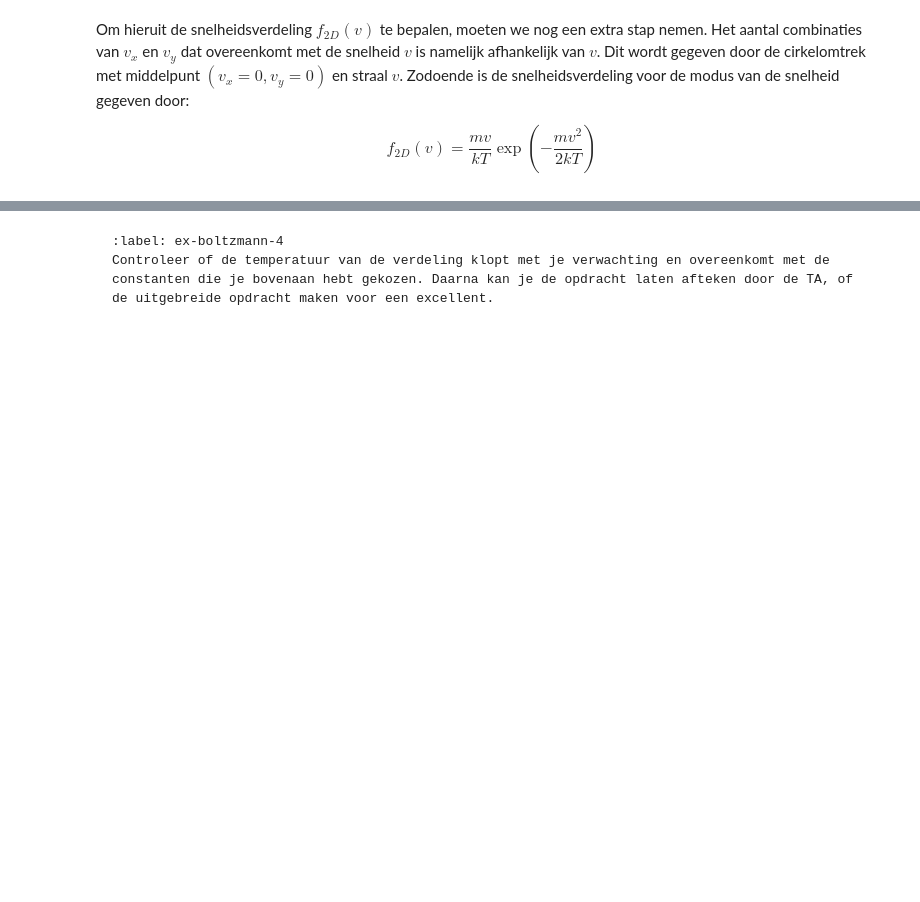
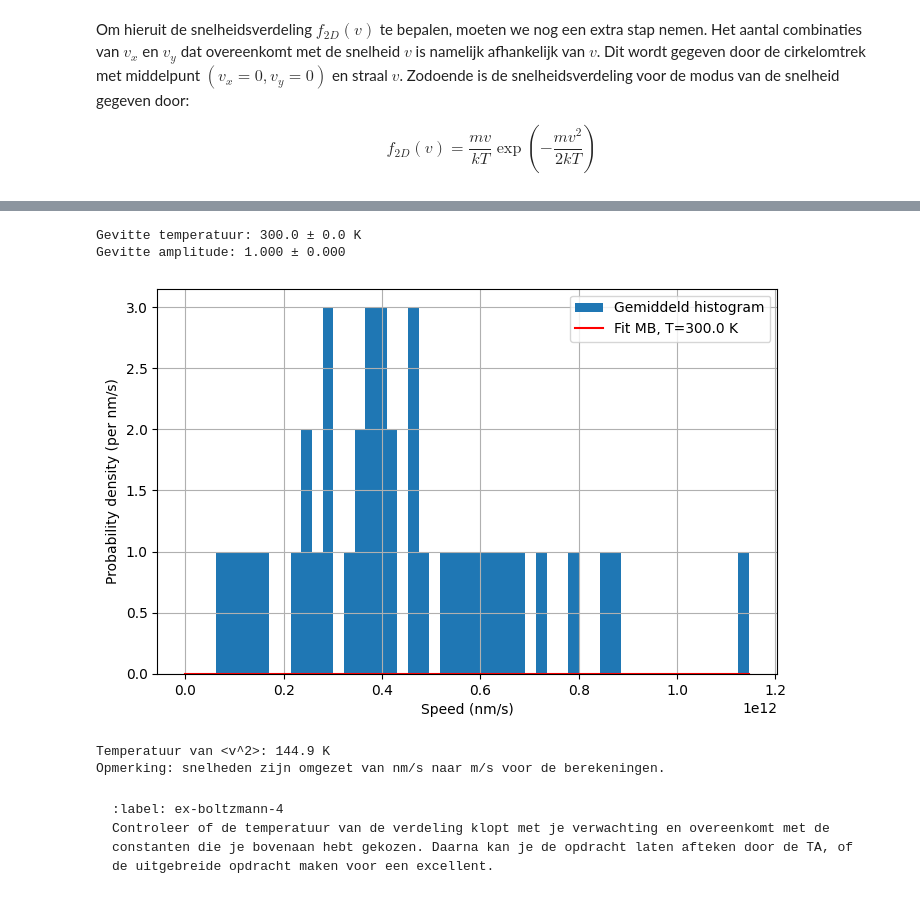
Before and after one commit to WouterAlejandro/IP2_1, a Jupyter notebook: Content/PySim/6_boltzmann.ipynb, the cells around one changed output, grey strips where cells are left out. Saved outputs shown, nothing was run; the diff lists cells and outputs as text; code cells hidden in the pictures; blank space fills up the shorter version.

````diff
--- a/Content/PySim/6_boltzmann.ipynb
+++ b/Content/PySim/6_boltzmann.ipynb
@@ -388,3 +338,70 @@ Temperatuur uit energie: 144.92753623188423 K
+# %%
+# Fit van het histogram naar de Maxwell-Boltzmann verdeling
+# Gebruik de centrale waarden van de bins voor het fitten
+bin_centers = 0.5 * (bins[:-1] + bins[1:])
+
+# Eenheden: in deze notebook staan snelheden in nm/s, maar MB-formules gebruiken m/s.
+# Zet daarom om binnen de fitfunctie (en bij T-berekening) van nm/s -> m/s
+unit_nm_to_m = 1e-9  # 1 nm/s = 1e-9 m/s
+
+def mb_2d_nm(v_nm, T, A=1.0):
+    """MB pdf expressed per nm/s for input speeds in nm/s.
+    Intern wordt eerst geconverteerd naar m/s voor berekeningen.
+    """
+    v_m = v_nm * unit_nm_to_m
+    pdf_m = (m * v_m / (k * T)) * np.exp(-m * v_m**2 / (2 * k * T))  # per m/s
+    return A * pdf_m * unit_nm_to_m  # convert to per nm/s for comparison with histogram
+
+# Gebruik alleen bins met positieve waarden voor het fitten
+mask = norm_counts > 0
+xdata = bin_centers[mask]
+ydata = norm_counts[mask]
+
+# Startwaarden en bounds (T>0, A>0)
+p0 = [300.0, 1.0]
+bounds = ([1e-6, 0.0], [1e6, 10.0])
+
+from scipy.optimize import curve_fit
+try:
+    popt, pcov = curve_fit(mb_2d_nm, xdata, ydata, p0=p0, bounds=bounds)
+    T_fit, A_fit = popt
+    perr = np.sqrt(np.diag(pcov))
+    T_err, A_err = perr
+    print(f"Gevitte temperatuur: {T_fit:.1f} ± {T_err:.1f} K")
+    print(f"Gevitte amplitude: {A_fit:.3f} ± {A_err:.3f}")
+
+    # Overlay plot: histogram en fit
+    v_plot = np.linspace(0, bins[-1], 300)
+    plt.figure(figsize=(8,5))
+    plt.stairs(norm_counts, bins, fill=True, label='Gemiddeld histogram')
+    plt.plot(v_plot, mb_2d_nm(v_plot, T_fit, A_fit), 'r-', label=f'Fit MB, T={T_fit:.1f} K')
+    plt.xlabel('Speed (nm/s)')
+    plt.ylabel('Probability density (per nm/s)')
+    plt.legend()
+    plt.grid(True)
+    plt.show()
+except Exception as e:
+    print('Fit kon niet worden uitgevoerd:', e)
+
+# Schatting van de temperatuur uit de gemeten snelheden (gemiddelde v^2)
+# Let op de eenheid: zet nm/s -> m/s
+particles = []
+create_uniform_particles(particles)
+sampled_speeds = []
+for i in range(5000):
+    take_time_step(particles)
+    if i % 250 == 0:
+        sampled_speeds.extend([np.linalg.norm(p.v) for p in particles])
+
+speeds_m = np.array(sampled_speeds) * unit_nm_to_m  # m/s
+T_from_mean = m * np.mean(speeds_m**2) / (2 * k)
+print(f"Temperatuur van <v^2>: {T_from_mean:.1f} K")
+# %% [output]
+Gevitte temperatuur: 300.0 ± 0.0 K
+Gevitte amplitude: 1.000 ± 0.000
+[figure, added]
+Temperatuur van <v^2>: 144.9 K
+Opmerking: snelheden zijn omgezet van nm/s naar m/s voor de berekeningen.
 # %% [markdown]
 ```{exercise}
 :label: ex-boltzmann-4
````
Also changed, not shown: parts of 3 cells of this notebook.
